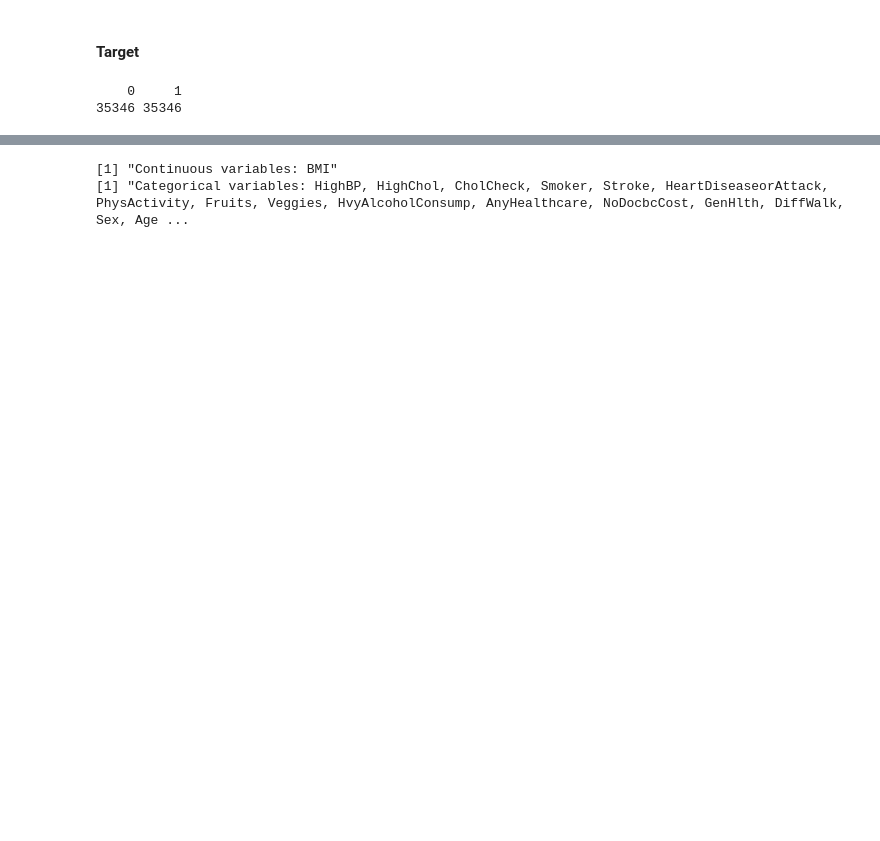
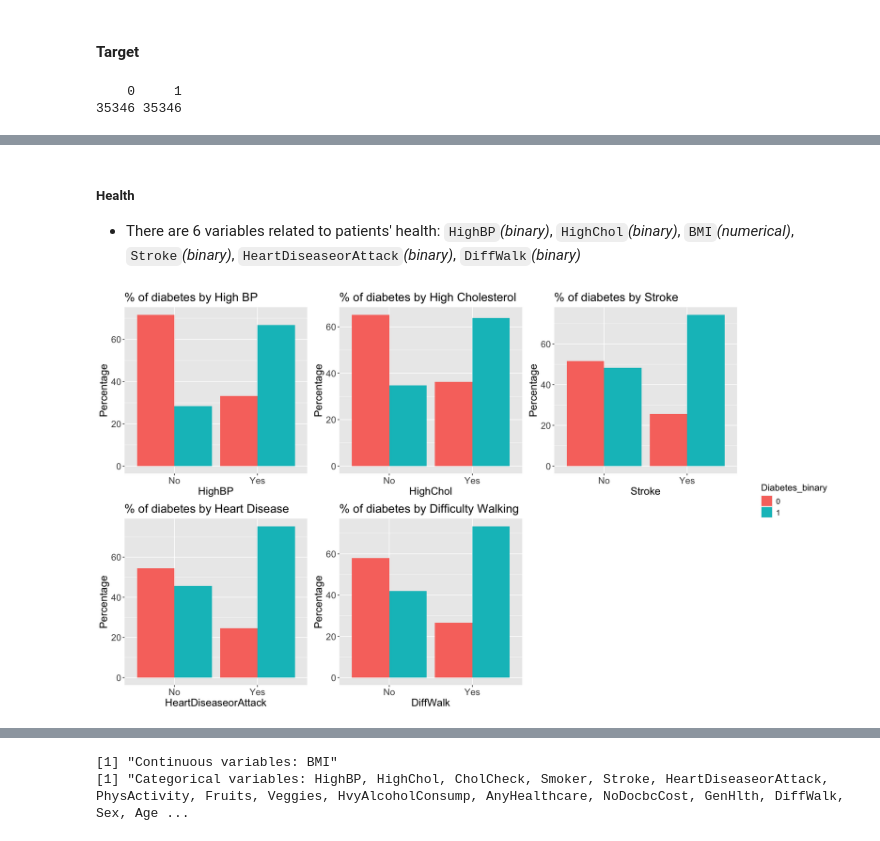
Before and after one commit to wilsonwlc/Diabetes-Statistical-Analysis, a Jupyter notebook: main.ipynb, the cells around one changed output, grey strips where cells are left out. Drawn from its saved outputs; the diff is of its cells as text; code cells hidden in the pictures; blank space fills up the shorter version.

```diff
--- a/main.ipynb
+++ b/main.ipynb
@@ -239,0 +249,48 @@ table(df0[[target]])
+# %%
+plot_count <- function(df, var_name, bins, labels, health_type) {
+  df_percent <- df %>%
+    mutate(health_group = cut(!!sym(var_name), breaks = bins, labels = labels, right = TRUE)) %>%
+    group_by(health_group, Diabetes_binary) %>%
+    summarise(count = n(), .groups = "drop") %>%
+    group_by(health_group) %>%
+    mutate(percentage = (count / sum(count)) * 100)
+  ggplot(df_percent, aes(x = health_group, y = percentage, fill = factor(Diabetes_binary))) +
+    geom_bar(stat = "identity", position = "dodge") +
+    labs(x = "Number of days", y = "Percentage", fill = "Diabetes Outcome") +
+    ggtitle(paste("% of Diabetes Outcome by Days of Poor", health_type)) +
+    theme(
+      axis.title = element_text(size = 16),
+      axis.text = element_text(size = 14),
+      legend.title = element_text(size = 14),
+      legend.text = element_text(size = 12),
+      plot.title = element_text(size = 18)
+    )
+}
+# %%
+arrange_plots <- function(list_plots, legend, nrow_plot, ncol_plot) {
+    # Arrange plots in a grid
+    plots_in_grid <- plot_grid(plotlist = list_plots, nrow = nrow_plot, ncol = ncol_plot)
+    # Add the legend separately in 2 columns: plots and legend and adjust width ratio of plots and legend
+    final_plot <- plot_grid(plots_in_grid, legend, ncol = 2, rel_widths = c(3, 0.5))
+    return (final_plot)
+}
+# %% [markdown]
+##### Health
+* There are 6 variables related to patients' health: `HighBP`*(binary)*, `HighChol`*(binary)*, `BMI`*(numerical)*, `Stroke`*(binary)*, `HeartDiseaseorAttack`*(binary)*, `DiffWalk`*(binary)*
+# %%
+vars <- c("HighBP", "HighChol", "Stroke", "HeartDiseaseorAttack", "DiffWalk")
+title <- c("High BP", "High Cholesterol", "Stroke", "Heart Disease", "Difficulty Walking")
+# Generate plots for all variables, with the legend only in the first plot
+plots <- lapply(seq_along(vars), function(i) {
+  plot_binary(df0, vars[i], title[i], show_legend = (i == 1))
+})
+# Extract the legend from the first plot
+legend <- get_plot_component(plots[[1]], 'guide-box-right', return_all = TRUE)
+# Remove the legend from all plots to ensure consistent sizing
+plots <- lapply(plots, function(p) p + theme(legend.position = "none"))
+# Arrange plots in a 2x3 grid with the legend placed externally
+options(repr.plot.width = 16, repr.plot.height = 9)
+arrange_plots(plots,legend, 2, 3)
+options(repr.plot.width = NULL, repr.plot.height = NULL)
+# %% [output]
+[figure, added]
```
Also changed, not shown: parts of 101 cells of this notebook, 3 other files.
